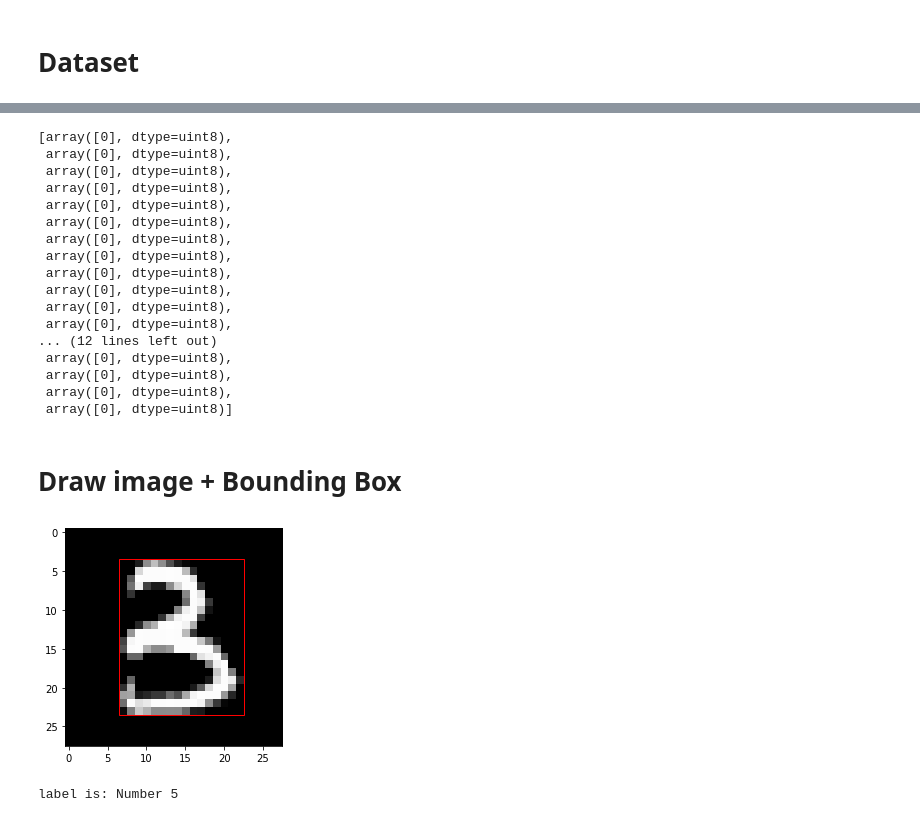
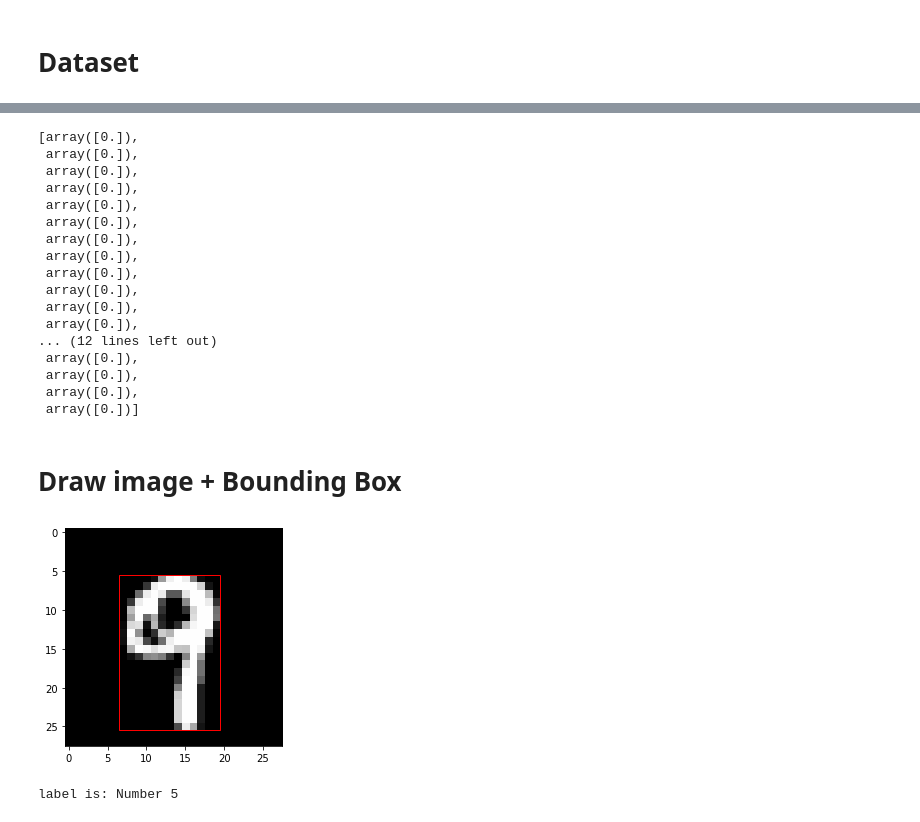
Before and after one commit to 0r4nd/HandwritingRecognition, a Jupyter notebook: notebooks/HandwritingRecognition.ipynb, the cells around one changed output, grey strips where cells are left out. Saved outputs shown, nothing was run; the diff lists cells and outputs as text; code cells hidden in the pictures.

```diff
--- a/notebooks/HandwritingRecognition.ipynb
+++ b/notebooks/HandwritingRecognition.ipynb
@@ -286,40 +488,45 @@ plt.imshow(X_train_scaled[item], cmap='gray');
 # %%
-list(X_train[0][14])
+list(trainer.X_train[0][14])
 # %% [output]
-[array([0], dtype=uint8),
- array([0], dtype=uint8),
- array([0], dtype=uint8),
- array([0], dtype=uint8),
- array([0], dtype=uint8),
- array([0], dtype=uint8),
- array([0], dtype=uint8),
- array([0], dtype=uint8),
- array([0], dtype=uint8),
- array([0], dtype=uint8),
- array([0], dtype=uint8),
- array([0], dtype=uint8),
+[array([0.]),
+ array([0.]),
+ array([0.]),
+ array([0.]),
+ array([0.]),
+ array([0.]),
+ array([0.]),
+ array([0.]),
+ array([0.]),
+ array([0.]),
+ array([0.]),
+ array([0.]),
 ... (12 lines left out)
- array([0], dtype=uint8),
- array([0], dtype=uint8),
- array([0], dtype=uint8),
- array([0], dtype=uint8)]
+ array([0.]),
+ array([0.]),
+ array([0.]),
+ array([0.])]
 # %% [markdown]
 # Draw image + Bounding Box
 # %%
 def plt_rectangle(tup):
     x1 = tup[0]
     y1 = tup[1]
     x2 = tup[2]
     y2 = tup[3]
     plt.gca().add_patch(Rectangle((x1-0.5,y1-0.5),x2-x1,y2-y1,linewidth=1,edgecolor='r',facecolor='none'))
     return
 
 
-idx = 18
-plt.imshow(X_train_scaled[idx], cmap='gray');
-plt_rectangle(y_train_aabb[idx] * 28)
+idx = 100
+
+
+
+
+plt.imshow(trainer.X_train[idx], cmap='gray');
+
+plt_rectangle(trainer.y_train[1][idx] * 28)
 # %% [output]
-[figure, old version]
+[figure, new version]
 # %%
 labels = ["Number 0",
           "Number 1",
```
Also changed, not shown: parts of 9 cells of this notebook.
